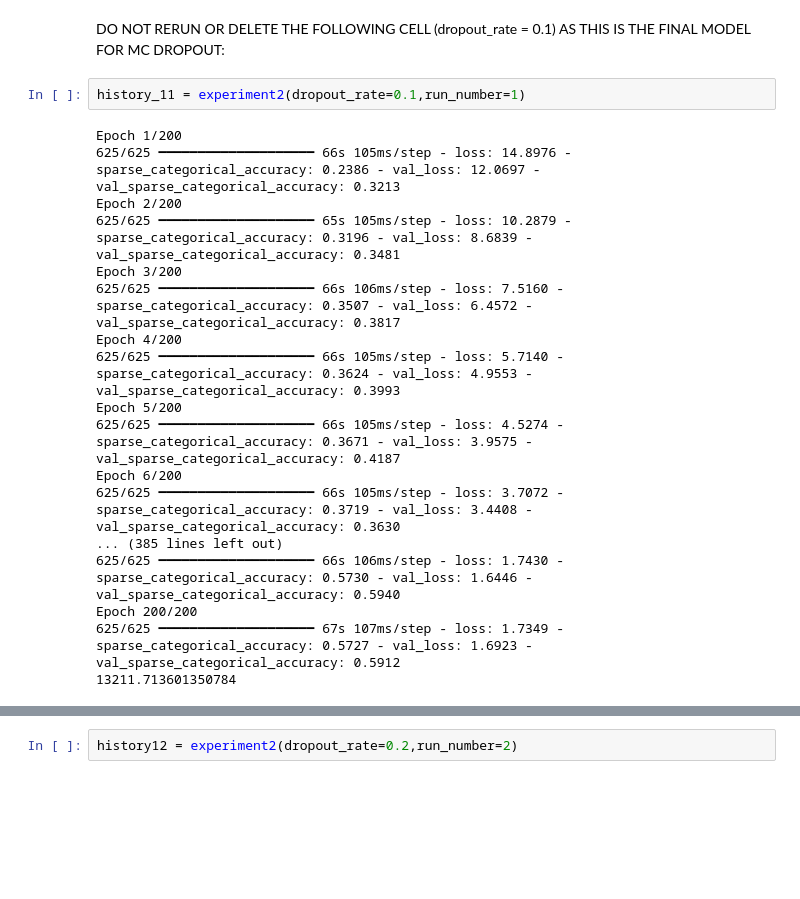
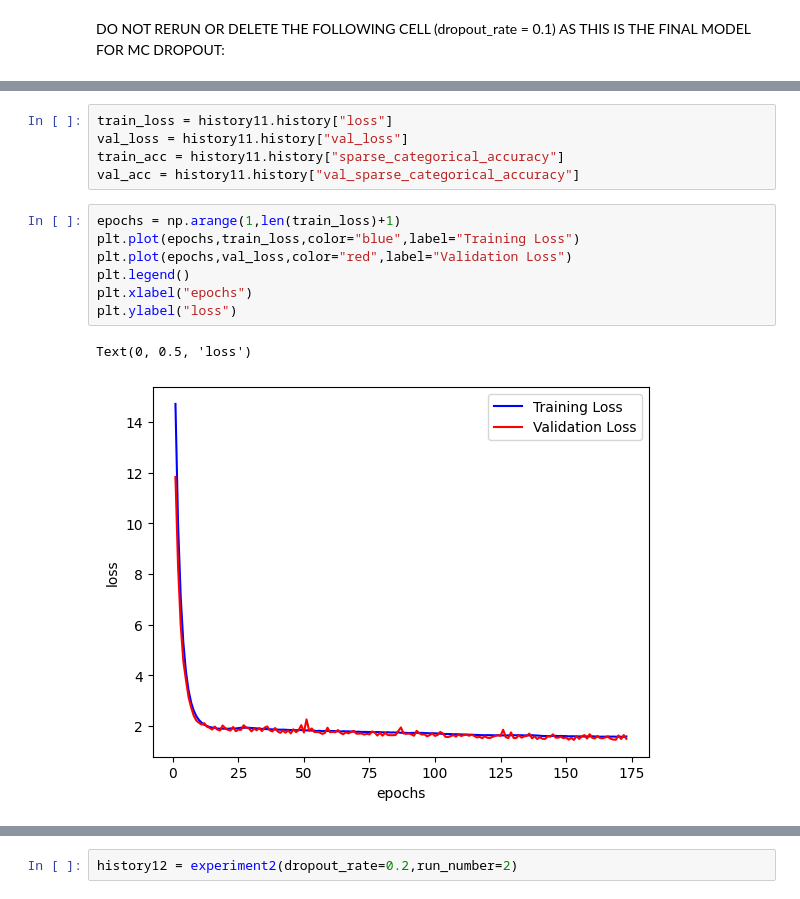
Before and after one commit to Gautam-Chauhan/DeepLearningCoursework2, a Jupyter notebook: Summative_assessment_2.ipynb, the cells around one changed output, grey strips where cells are left out. Saved outputs shown, nothing was run; the diff lists cells and outputs as text; blank space fills up the shorter version.

Commit message:
Added graphs for training history of MC dropout

```diff
--- a/Summative_assessment_2.ipynb
+++ b/Summative_assessment_2.ipynb
@@ -622,26 +622,6 @@ def experiment2(dropout_rate,run_number):
   return history
 # %% [markdown]
 DO NOT RERUN OR DELETE THE FOLLOWING CELL (dropout_rate = 0.1) AS THIS IS THE FINAL MODEL FOR MC DROPOUT:
-# %%
-history_11 = experiment2(dropout_rate=0.1,run_number=1)
-# %% [output]
-Epoch 1/200
-625/625 ━━━━━━━━━━━━━━━━━━━━ 66s 105ms/step - loss: 14.8976 - sparse_categorical_accuracy: 0.2386 - val_loss: 12.0697 - val_sparse_categorical_accuracy: 0.3213
-Epoch 2/200
-625/625 ━━━━━━━━━━━━━━━━━━━━ 65s 105ms/step - loss: 10.2879 - sparse_categorical_accuracy: 0.3196 - val_loss: 8.6839 - val_sparse_categorical_accuracy: 0.3481
-Epoch 3/200
-625/625 ━━━━━━━━━━━━━━━━━━━━ 66s 106ms/step - loss: 7.5160 - sparse_categorical_accuracy: 0.3507 - val_loss: 6.4572 - val_sparse_categorical_accuracy: 0.3817
-Epoch 4/200
-625/625 ━━━━━━━━━━━━━━━━━━━━ 66s 105ms/step - loss: 5.7140 - sparse_categorical_accuracy: 0.3624 - val_loss: 4.9553 - val_sparse_categorical_accuracy: 0.3993
-Epoch 5/200
-625/625 ━━━━━━━━━━━━━━━━━━━━ 66s 105ms/step - loss: 4.5274 - sparse_categorical_accuracy: 0.3671 - val_loss: 3.9575 - val_sparse_categorical_accuracy: 0.4187
-Epoch 6/200
-625/625 ━━━━━━━━━━━━━━━━━━━━ 66s 105ms/step - loss: 3.7072 - sparse_categorical_accuracy: 0.3719 - val_loss: 3.4408 - val_sparse_categorical_accuracy: 0.3630
-... (385 lines left out)
-625/625 ━━━━━━━━━━━━━━━━━━━━ 66s 106ms/step - loss: 1.7430 - sparse_categorical_accuracy: 0.5730 - val_loss: 1.6446 - val_sparse_categorical_accuracy: 0.5940
-Epoch 200/200
-625/625 ━━━━━━━━━━━━━━━━━━━━ 67s 107ms/step - loss: 1.7349 - sparse_categorical_accuracy: 0.5727 - val_loss: 1.6923 - val_sparse_categorical_accuracy: 0.5912
-13211.713601350784
 # %%
 history11 = experiment2(dropout_rate=0.1,run_number=1)
 # %% [output]
@@ -662,3 +642,18 @@ Epoch 6/200
 Epoch 173/200
 625/625 ━━━━━━━━━━━━━━━━━━━━ 65s 104ms/step - loss: 1.5840 - sparse_categorical_accuracy: 0.6435 - val_loss: 1.4935 - val_sparse_categorical_accuracy: 0.6732
 11223.663229227066
+# %%
+train_loss = history11.history["loss"]
+val_loss = history11.history["val_loss"]
+train_acc = history11.history["sparse_categorical_accuracy"]
+val_acc = history11.history["val_sparse_categorical_accuracy"]
+# %%
+epochs = np.arange(1,len(train_loss)+1)
+plt.plot(epochs,train_loss,color="blue",label="Training Loss")
+plt.plot(epochs,val_loss,color="red",label="Validation Loss")
+plt.legend()
+plt.xlabel("epochs")
+plt.ylabel("loss")
+# %% [output]
+Text(0, 0.5, 'loss')
+[figure, added]
```
Also changed, not shown: parts of 1 cell of this notebook.
